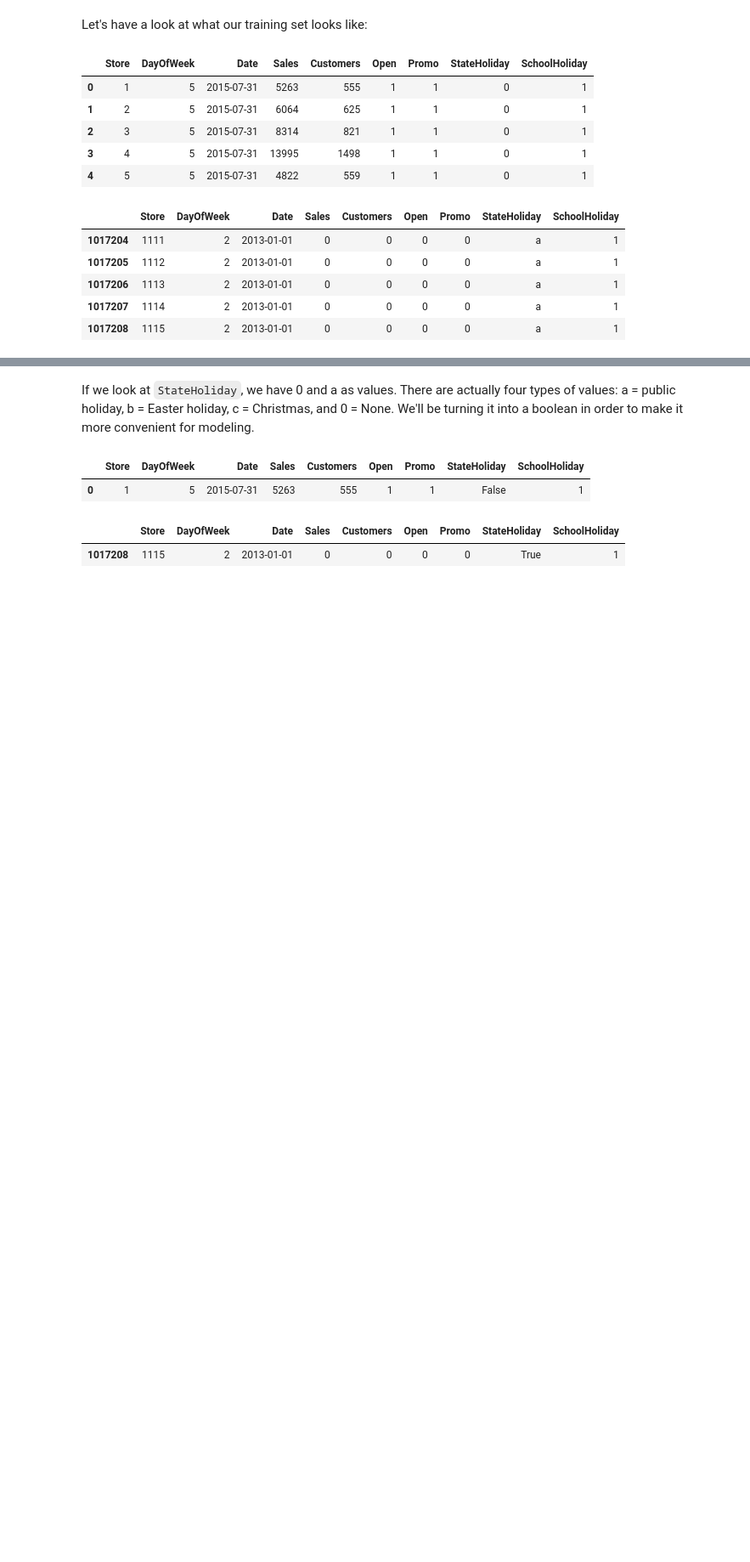
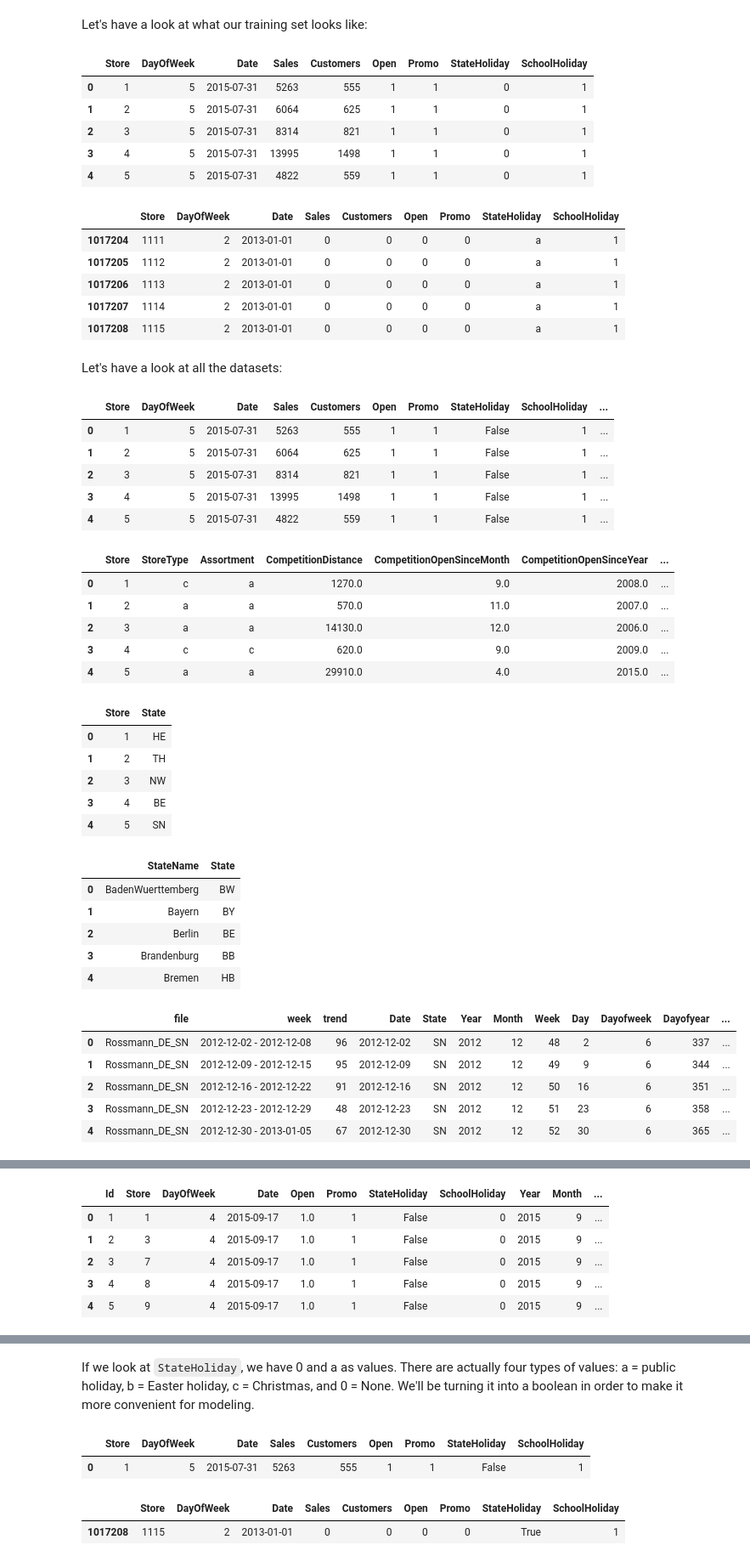
Before and after one commit to JayThibs/Machine-Learning-With-Tabular-Data, a Jupyter notebook: Rossman_Store_Sales_Tabular_Data.ipynb, the cells around one changed output, grey strips where cells are left out. Shown: that part at 85% size. Drawn from its saved outputs; the diff is of its cells as text; code cells hidden in the pictures; blank space fills up the shorter version.

```diff
--- a/Rossman_Store_Sales_Tabular_Data.ipynb
+++ b/Rossman_Store_Sales_Tabular_Data.ipynb
@@ -69,3 +80,39 @@ train.tail()
 | 1017206 | 1113 | 2 | 2013-01-01 | 0 | 0 | 0 | 0 | a | 1 |
 | 1017207 | 1114 | 2 | 2013-01-01 | 0 | 0 | 0 | 0 | a | 1 |
 | 1017208 | 1115 | 2 | 2013-01-01 | 0 | 0 | 0 | 0 | a | 1 |
+# %% [markdown]
+Let's have a look at all the datasets:
+# %%
+from IPython.display import HTML, display
+for t in tables: display(t.head())
+# %% [output]
+|  | Store | DayOfWeek | Date | Sales | Customers | Open | Promo | StateHoliday | SchoolHoliday | ... |
+| 0 | 1 | 5 | 2015-07-31 | 5263 | 555 | 1 | 1 | False | 1 | ... |
+| 1 | 2 | 5 | 2015-07-31 | 6064 | 625 | 1 | 1 | False | 1 | ... |
+| 2 | 3 | 5 | 2015-07-31 | 8314 | 821 | 1 | 1 | False | 1 | ... |
+| 3 | 4 | 5 | 2015-07-31 | 13995 | 1498 | 1 | 1 | False | 1 | ... |
+| 4 | 5 | 5 | 2015-07-31 | 4822 | 559 | 1 | 1 | False | 1 | ... |
+|  | Store | StoreType | Assortment | CompetitionDistance | CompetitionOpenSinceMonth | CompetitionOpenSinceYear | ... |
+| 0 | 1 | c | a | 1270.0 | 9.0 | 2008.0 | ... |
+| 1 | 2 | a | a | 570.0 | 11.0 | 2007.0 | ... |
+| 2 | 3 | a | a | 14130.0 | 12.0 | 2006.0 | ... |
+| 3 | 4 | c | c | 620.0 | 9.0 | 2009.0 | ... |
+| 4 | 5 | a | a | 29910.0 | 4.0 | 2015.0 | ... |
+|  | Store | State |
+| 0 | 1 | HE |
+| 1 | 2 | TH |
+| 2 | 3 | NW |
+| 3 | 4 | BE |
+| 4 | 5 | SN |
+|  | StateName | State |
+| 0 | BadenWuerttemberg | BW |
+| 1 | Bayern | BY |
+| 2 | Berlin | BE |
+| 3 | Brandenburg | BB |
+| 4 | Bremen | HB |
+|  | file | week | trend | Date | State | Year | Month | Week | Day | Dayofweek | Dayofyear | ... |
+| 0 | Rossmann_DE_SN | 2012-12-02 - 2012-12-08 | 96 | 2012-12-02 | SN | 2012 | 12 | 48 | 2 | 6 | 337 | ... |
+| 1 | Rossmann_DE_SN | 2012-12-09 - 2012-12-15 | 95 | 2012-12-09 | SN | 2012 | 12 | 49 | 9 | 6 | 344 | ... |
+| 2 | Rossmann_DE_SN | 2012-12-16 - 2012-12-22 | 91 | 2012-12-16 | SN | 2012 | 12 | 50 | 16 | 6 | 351 | ... |
+| 3 | Rossmann_DE_SN | 2012-12-23 - 2012-12-29 | 48 | 2012-12-23 | SN | 2012 | 12 | 51 | 23 | 6 | 358 | ... |
+| 4 | Rossmann_DE_SN | 2012-12-30 - 2013-01-05 | 67 | 2012-12-30 | SN | 2012 | 12 | 52 | 30 | 6 | 365 | ... |
@@ -71,0 +125,6 @@ train.tail()
+|  | Id | Store | DayOfWeek | Date | Open | Promo | StateHoliday | SchoolHoliday | Year | Month | ... |
+| 0 | 1 | 1 | 4 | 2015-09-17 | 1.0 | 1 | False | 0 | 2015 | 9 | ... |
+| 1 | 2 | 3 | 4 | 2015-09-17 | 1.0 | 1 | False | 0 | 2015 | 9 | ... |
+| 2 | 3 | 7 | 4 | 2015-09-17 | 1.0 | 1 | False | 0 | 2015 | 9 | ... |
+| 3 | 4 | 8 | 4 | 2015-09-17 | 1.0 | 1 | False | 0 | 2015 | 9 | ... |
+| 4 | 5 | 9 | 4 | 2015-09-17 | 1.0 | 1 | False | 0 | 2015 | 9 | ... |
```
Also changed, not shown: parts of 37 cells of this notebook.
